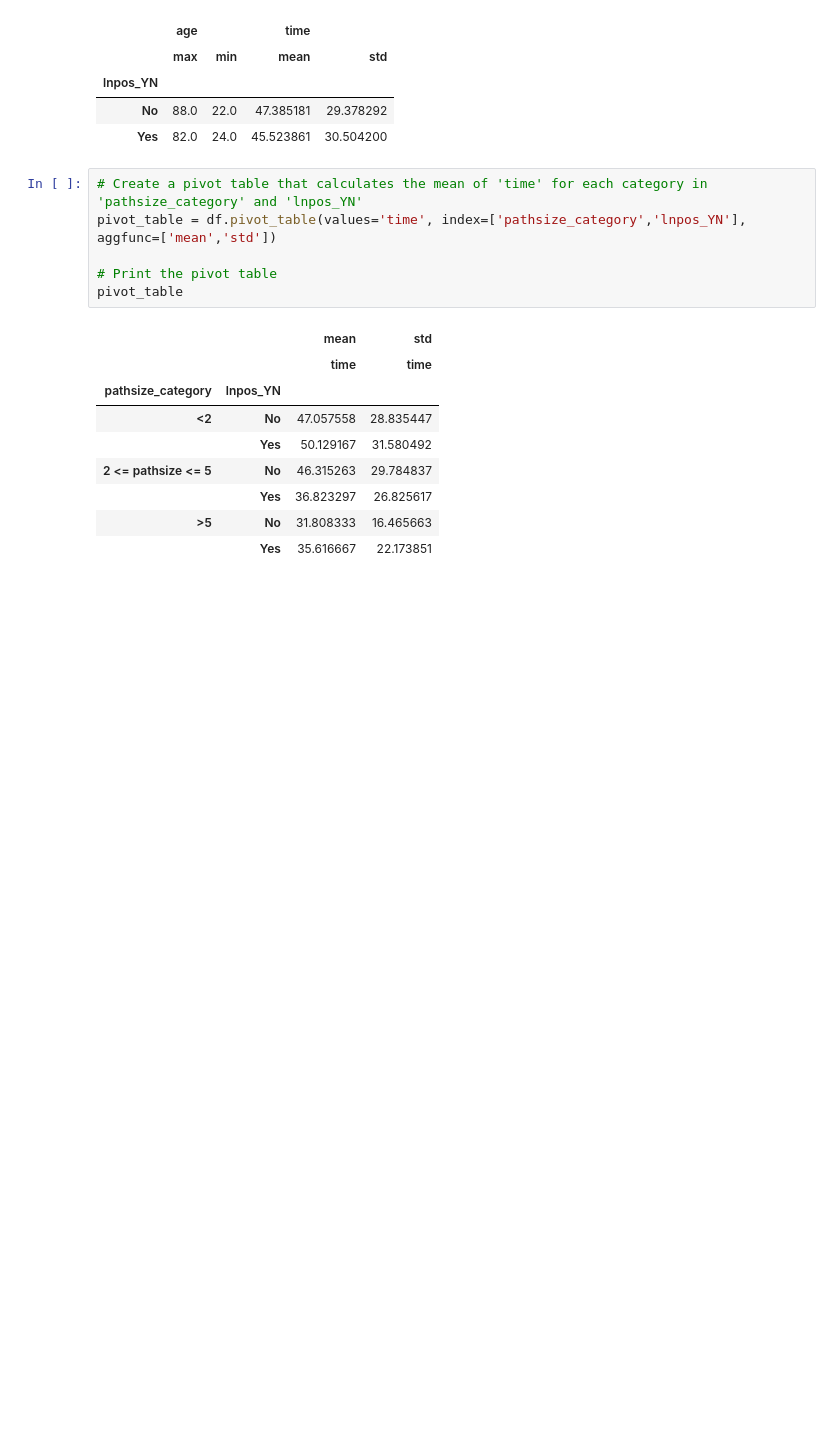
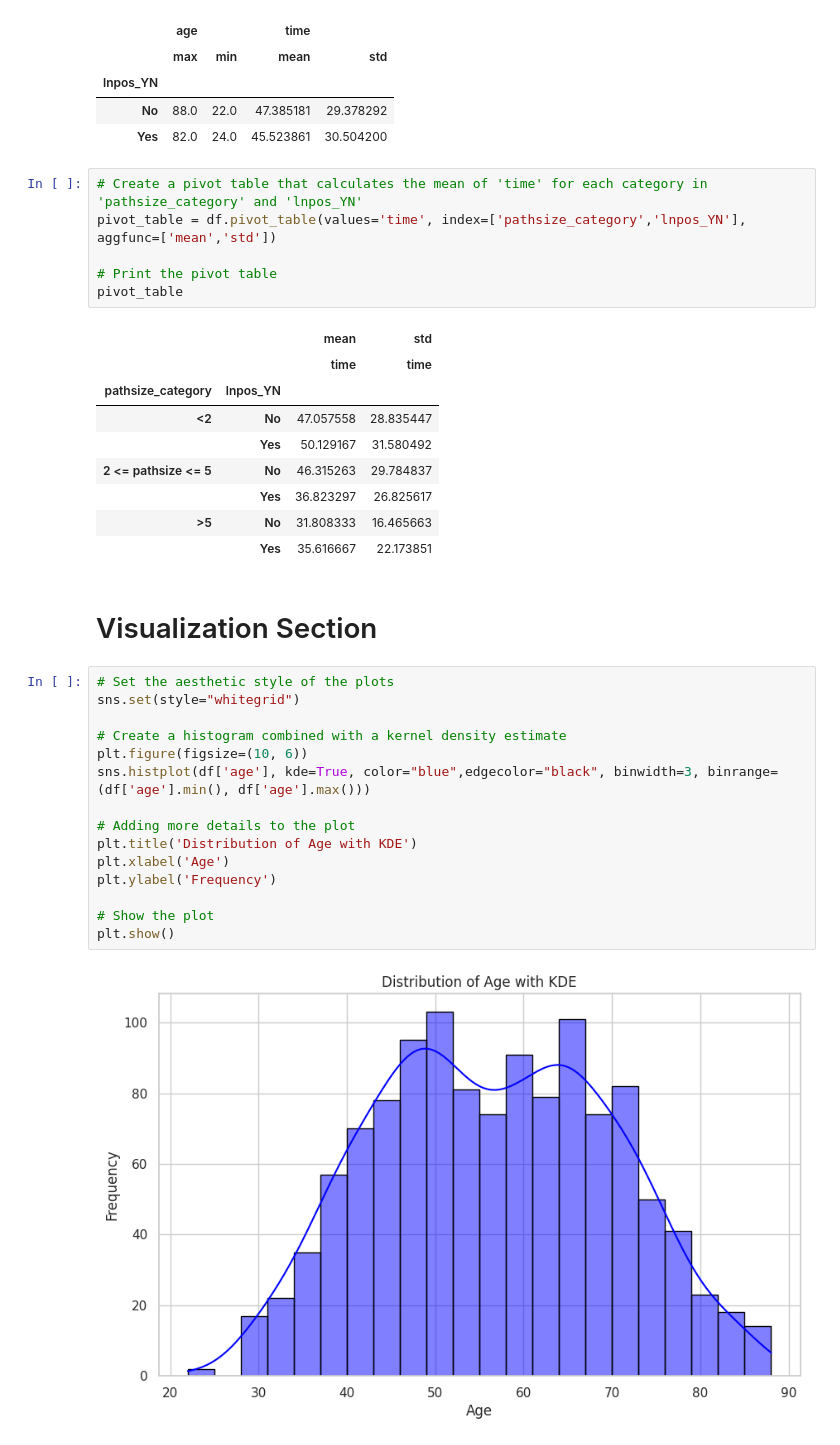
Before and after one commit to Sara9595/Kaggle, a Jupyter notebook: descriptive-statistics-on-breast-cancer-data.ipynb, the cells around one changed output. Cells and saved outputs as stored; diff of their text form; blank space fills up the shorter version.

```diff
--- a/descriptive-statistics-on-breast-cancer-data.ipynb
+++ b/descriptive-statistics-on-breast-cancer-data.ipynb
@@ -454,3 +454,22 @@ pivot_table
 |  | Yes | 36.823297 | 26.825617 |
 | >5 | No | 31.808333 | 16.465663 |
 |  | Yes | 35.616667 | 22.173851 |
+# %% [markdown]
+# Visualization Section
+# %%
+# Set the aesthetic style of the plots
+sns.set(style="whitegrid")
+
+# Create a histogram combined with a kernel density estimate
+plt.figure(figsize=(10, 6))
+sns.histplot(df['age'], kde=True, color="blue",edgecolor="black", binwidth=3, binrange=(df['age'].min(), df['age'].max()))
+
+# Adding more details to the plot
+plt.title('Distribution of Age with KDE')
+plt.xlabel('Age')
+plt.ylabel('Frequency')
+
+# Show the plot
+plt.show()
+# %% [output]
+[figure, added]
```
Also changed, not shown: parts of 3 cells of this notebook.
